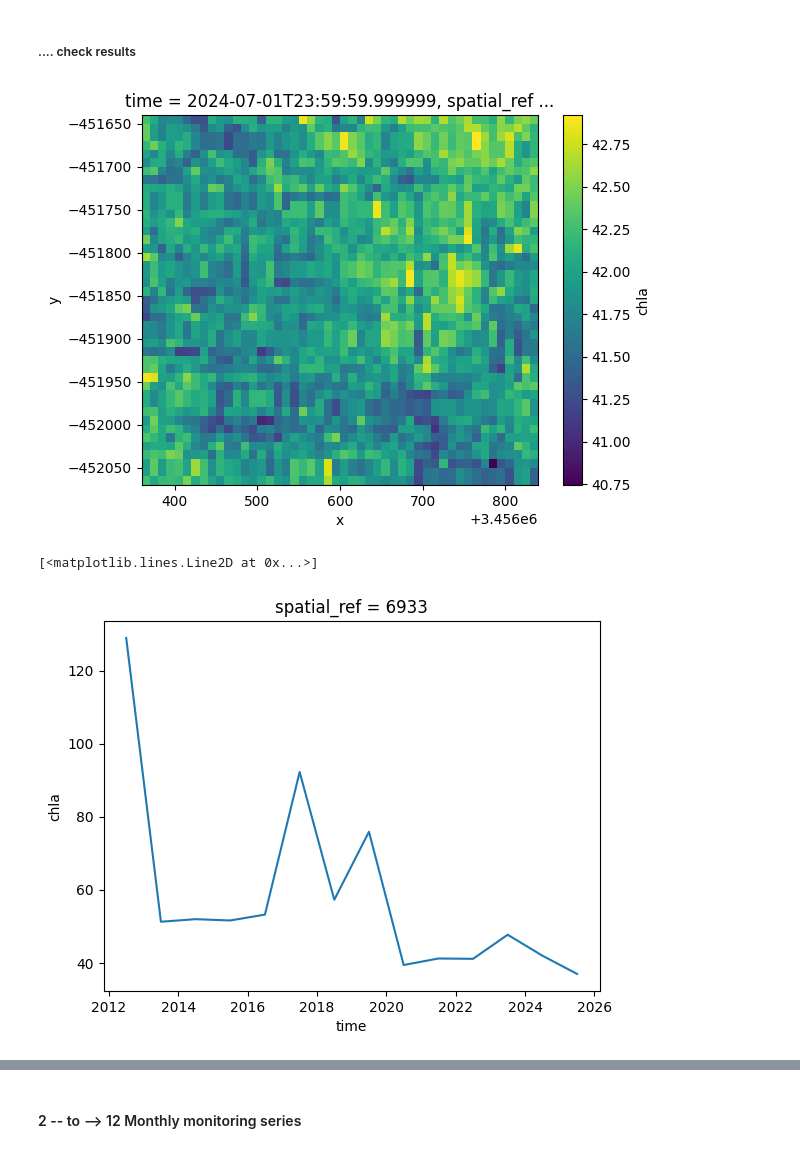
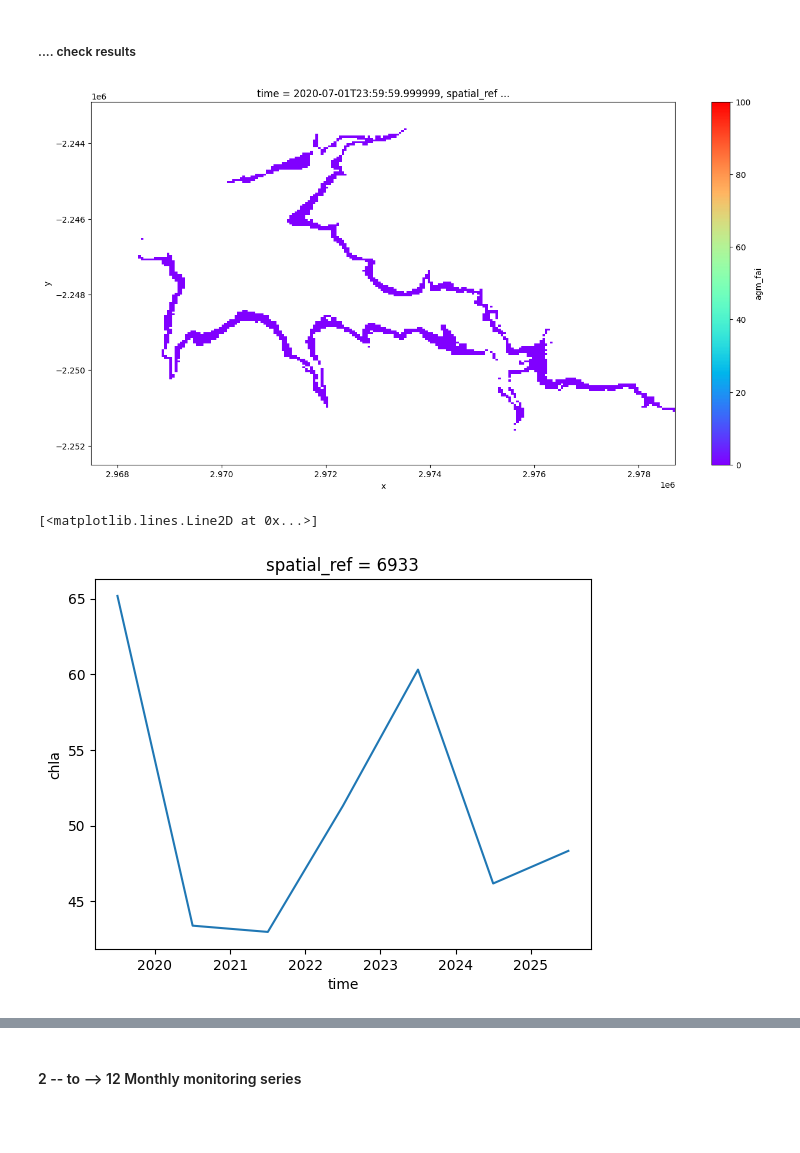
Before and after one commit to digitalearthafrica/deafrica_water_quality, a Jupyter notebook: WP2.1/WP2.1.ipynb, the cells around one changed output, grey strips where cells are left out. Drawn from its saved outputs; the diff is of its cells as text; code cells hidden in the pictures; blank space fills up the shorter version.

Commit message:
added lake chivero

```diff
--- a/WP2.1/WP2.1.ipynb
+++ b/WP2.1/WP2.1.ipynb
@@ -90,6 +90,9 @@ Ymin,Ymax = -3.35, -3.90
 data = ['Abiyata', 38.511, 7.540, 38.6712, 7.6910]
 data = ['Langano',  38.674, 7.495, 38.8565, 7.7051]
 data = ['few_pixels', 35.82233,  -3.54579,   35.82720, -3.54244]
+data = ['Lake_Bogoria', 36.0601, 0.1807, 36.1273, .36363]
+data = ['Lake_Chivero', 30.7557, -17.94039, 30.8714, -17.86202]
+
 placename,Xmin,Xmax,Ymin,Ymax = data[0],data[1],data[3],data[2],data[4]
 print(f'Processing : {placename}')
 # %% [output]
@@ -112,6 +115,6 @@ verbose = True
 test    = False
 # --- the number of cells in the spatial domain (x,y) used to analyse the waterbody ; Data are resampled guided by this limit
 max_cells = 100000
-max_cells = 10000
+max_cells = 50000
 # %%
 # over-write temporary data files (e.g., if the location or other parameters are changed)
@@ -136,9 +139,11 @@ Cell size set to :  10 m
 # %%
 # set date intervals... start_time and end_time ..WIP
 
-reference_date = pd.to_datetime("2005-01-01")
 reference_date = pd.to_datetime("2017-01-01")
-today          = pd.to_datetime('today')
+reference_date = pd.to_datetime("2023-08-01")
+today          = pd.to_datetime('2023-09-30')
+reference_date = pd.to_datetime("2024-01-01")
+today          = pd.to_datetime('2026-03-30')
 this_month     = pd.to_datetime(today)
 last_month     = this_month - pd.DateOffset(months=1)
 months = pd.period_range(
@@ -152,13 +157,20 @@ m_period = months[np.all(
 
 #start_time = m_period.start_time
 #end_time   = m_period.end_time
-year1 = months[0].start_time.year
-year2 = months[len(months)-1].end_time.year
+year1 = reference_date.year
+year2 = today.year
 # %%
 # set xyt and the parameters to build data cubes
 xyt = {'x':(Xmin,Xmax),
        'y':(Ymin,Ymax),
        'time':(start_time.strftime('%Y-%m-%d').item(),end_time.strftime('%Y-%m-%d').item())
+      }
+xyt = {'x':(Xmin,Xmax),
+       'y':(Ymin,Ymax),
+       'time':(
+               reference_date.strftime('%Y-%m-%d'),
+               today.strftime('%Y-%m-%d')
+       )
       }
 parameters = {}
 parameters['xyt'] = xyt
@@ -346,10 +370,16 @@ loading data for  wofs_ann ...
 ##### .... check results
 # %%
 i = 1
-ds_annual.sel(time='2024-07',method='nearest').chla.plot()
+ds_annual.sel(time='2020-07',method='nearest').agm_fai\
+    .plot(vmin=0,
+          vmax=100,
+          cmap='rainbow',
+          size=8,
+          aspect=2,
+         )
 plt.show()
 ds_annual.chla.median(dim=('x','y')).plot()
 # %% [output]
-[figure, old version]
+[figure, new version]
 [<matplotlib.lines.Line2D at 0x...>]
-[figure, old version]
+[figure, new version]
```
Also changed, not shown: parts of 27 cells of this notebook, 1 other file.
